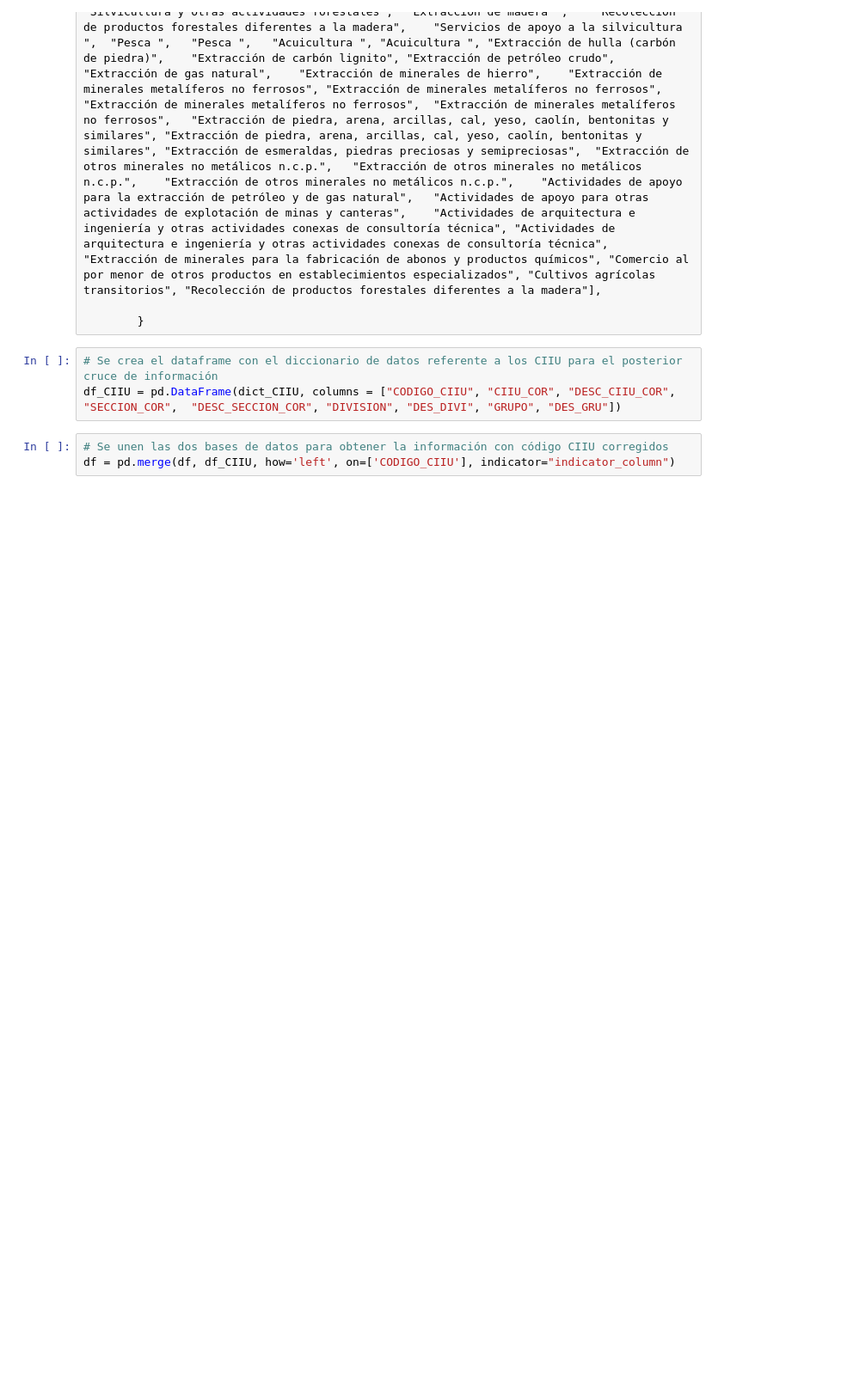
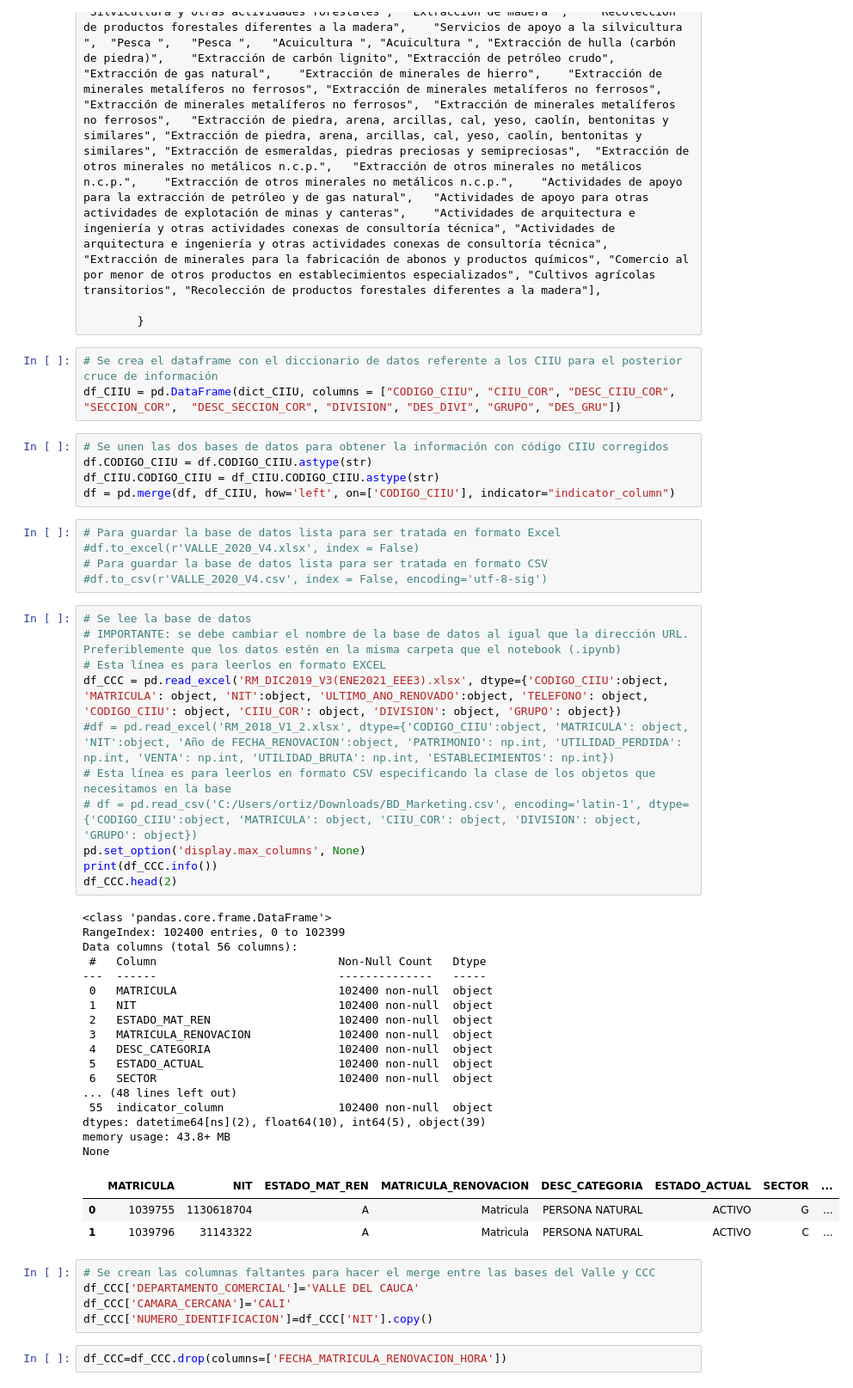
Before and after one commit to Miguelangelortizh/Estudios_Economicos_Empresariales, a Jupyter notebook: RM_Valle.ipynb, the cells around one changed output. Shown: that part at 86% size. Saved outputs shown, nothing was run; the diff lists cells and outputs as text; blank space fills up the shorter version.

```diff
--- a/RM_Valle.ipynb
+++ b/RM_Valle.ipynb
@@ -208,4 +208,50 @@ dict_CIIU = {
 df_CIIU = pd.DataFrame(dict_CIIU, columns = ["CODIGO_CIIU",	"CIIU_COR",	"DESC_CIIU_COR", "SECCION_COR",	"DESC_SECCION_COR",	"DIVISION",	"DES_DIVI",	"GRUPO", "DES_GRU"])
 # %%
 # Se unen las dos bases de datos para obtener la información con código CIIU corregidos
+df.CODIGO_CIIU = df.CODIGO_CIIU.astype(str)
+df_CIIU.CODIGO_CIIU = df_CIIU.CODIGO_CIIU.astype(str)
 df = pd.merge(df, df_CIIU, how='left', on=['CODIGO_CIIU'], indicator="indicator_column")
+# %%
+# Para guardar la base de datos lista para ser tratada en formato Excel
+#df.to_excel(r'VALLE_2020_V4.xlsx', index = False)
+# Para guardar la base de datos lista para ser tratada en formato CSV
+#df.to_csv(r'VALLE_2020_V4.csv', index = False, encoding='utf-8-sig')
+# %%
+# Se lee la base de datos
+# IMPORTANTE: se debe cambiar el nombre de la base de datos al igual que la dirección URL. Preferiblemente que los datos estén en la misma carpeta que el notebook (.ipynb)
+# Esta línea es para leerlos en formato EXCEL
+df_CCC = pd.read_excel('RM_DIC2019_V3(ENE2021_EEE3).xlsx', dtype={'CODIGO_CIIU':object, 'MATRICULA': object, 'NIT':object, 'ULTIMO_ANO_RENOVADO':object, 'TELEFONO': object, 'CODIGO_CIIU': object, 'CIIU_COR': object, 'DIVISION': object, 'GRUPO': object})
+#df = pd.read_excel('RM_2018_V1_2.xlsx', dtype={'CODIGO_CIIU':object, 'MATRICULA': object, 'NIT':object, 'Año de FECHA_RENOVACION':object, 'PATRIMONIO': np.int, 'UTILIDAD_PERDIDA': np.int, 'VENTA': np.int, 'UTILIDAD_BRUTA': np.int, 'ESTABLECIMIENTOS': np.int})
+# Esta línea es para leerlos en formato CSV especificando la clase de los objetos que necesitamos en la base
+# df = pd.read_csv('C:/Users/ortiz/Downloads/BD_Marketing.csv', encoding='latin-1', dtype={'CODIGO_CIIU':object, 'MATRICULA': object, 'CIIU_COR': object, 'DIVISION': object, 'GRUPO': object})
+pd.set_option('display.max_columns', None)
+print(df_CCC.info())
+df_CCC.head(2)
+# %% [output]
+<class 'pandas.core.frame.DataFrame'>
+RangeIndex: 102400 entries, 0 to 102399
+Data columns (total 56 columns):
+ #   Column                           Non-Null Count   Dtype
+---  ------                           --------------   -----
+ 0   MATRICULA                        102400 non-null  object
+ 1   NIT                              102400 non-null  object
+ 2   ESTADO_MAT_REN                   102400 non-null  object
+ 3   MATRICULA_RENOVACION             102400 non-null  object
+ 4   DESC_CATEGORIA                   102400 non-null  object
+ 5   ESTADO_ACTUAL                    102400 non-null  object
+ 6   SECTOR                           102400 non-null  object
+... (48 lines left out)
+ 55  indicator_column                 102400 non-null  object
+dtypes: datetime64[ns](2), float64(10), int64(5), object(39)
+memory usage: 43.8+ MB
+None
+|  | MATRICULA | NIT | ESTADO_MAT_REN | MATRICULA_RENOVACION | DESC_CATEGORIA | ESTADO_ACTUAL | SECTOR | ... |
+| 0 | 1039755 | 1130618704 | A | Matricula | PERSONA NATURAL | ACTIVO | G | ... |
+| 1 | 1039796 | 31143322 | A | Matricula | PERSONA NATURAL | ACTIVO | C | ... |
+# %%
+# Se crean las columnas faltantes para hacer el merge entre las bases del Valle y CCC
+df_CCC['DEPARTAMENTO_COMERCIAL']='VALLE DEL CAUCA'
+df_CCC['CAMARA_CERCANA']='CALI'
+df_CCC['NUMERO_IDENTIFICACION']=df_CCC['NIT'].copy()
+# %%
+df_CCC=df_CCC.drop(columns=['FECHA_MATRICULA_RENOVACION_HORA'])
```
Also changed, not shown: parts of 24 cells of this notebook.
